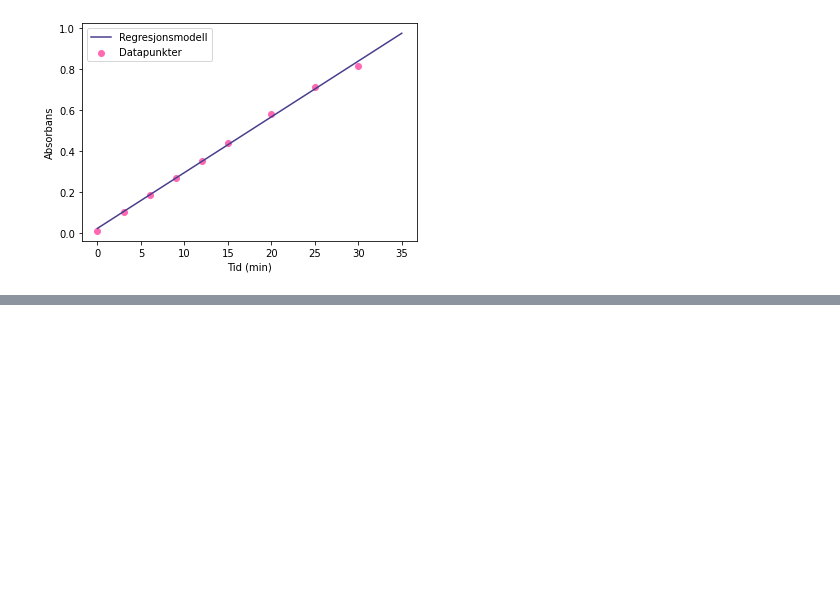
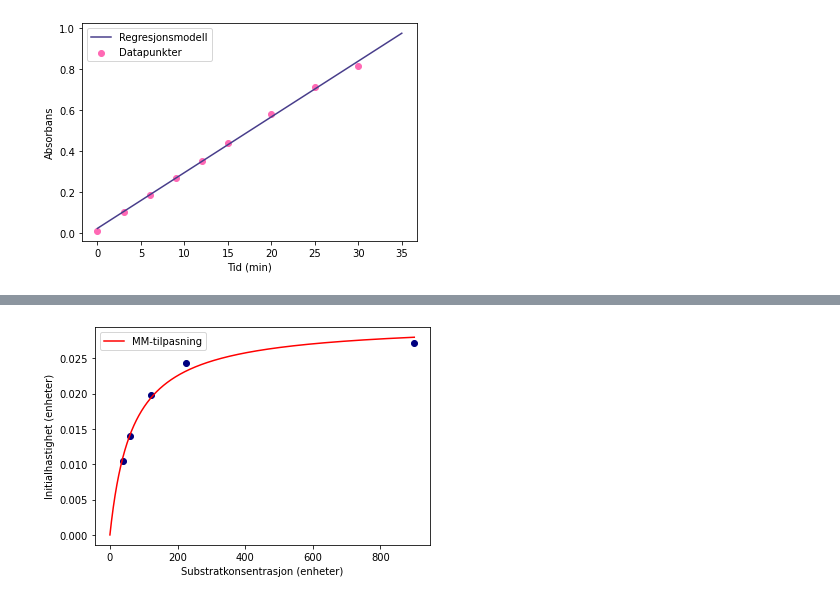
Before and after one commit to andreasdh/programmering-i-kjemi, a Jupyter notebook: docs/biokjemi/enzymkinetikklab.ipynb, the cells around one changed output, grey strips where cells are left out. Saved outputs shown, nothing was run; the diff lists cells and outputs as text; code cells hidden in the pictures; blank space fills up the shorter version.

```diff
--- a/docs/biokjemi/enzymkinetikklab.ipynb
+++ b/docs/biokjemi/enzymkinetikklab.ipynb
@@ -163,0 +184,31 @@ show()
+# %%
+def michaelis_menten(x, Vmax, Km):
+    return Vmax*x/(Km + x)
+# %%
+import scipy.optimize as opt
+import pandas as pd
+import numpy as np
+import matplotlib.pyplot as plt
+
+data2 = pd.read_csv('Reaksjonshastigheter.csv')
+V = data2["Hastighet"]
+S = data2["Substratkonsentrasjon"]
+
+def michaelis_menten(x, Vmax, Km):
+    return Vmax*x/(Km + x)
+
+parametre, kovarians = opt.curve_fit(michaelis_menten, S, V)
+Vmax = parametre[0]
+Km = parametre[1]
+
+x_ny = np.linspace(0, max(S), 1000)
+y_model = michaelis_menten(x_ny, Vmax, Km)
+
+plt.scatter(S, V, marker = "o", color = "navy")
+plt.plot( x_ny, y_model, "r-", label="MM-tilpasning")
+plt.ylabel('Initialhastighet (enheter)')
+plt.xlabel("Substratkonsentrasjon (enheter)")
+plt.legend()
+plt.show()
+# %% [output]
+[figure, added]
```
Also changed, not shown: parts of 12 cells of this notebook, 4 other files.
